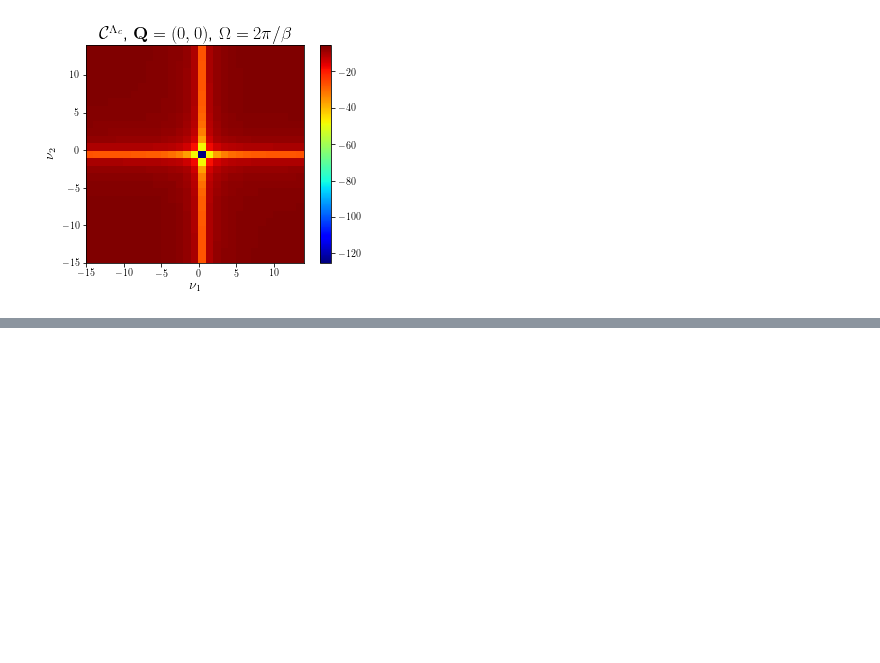
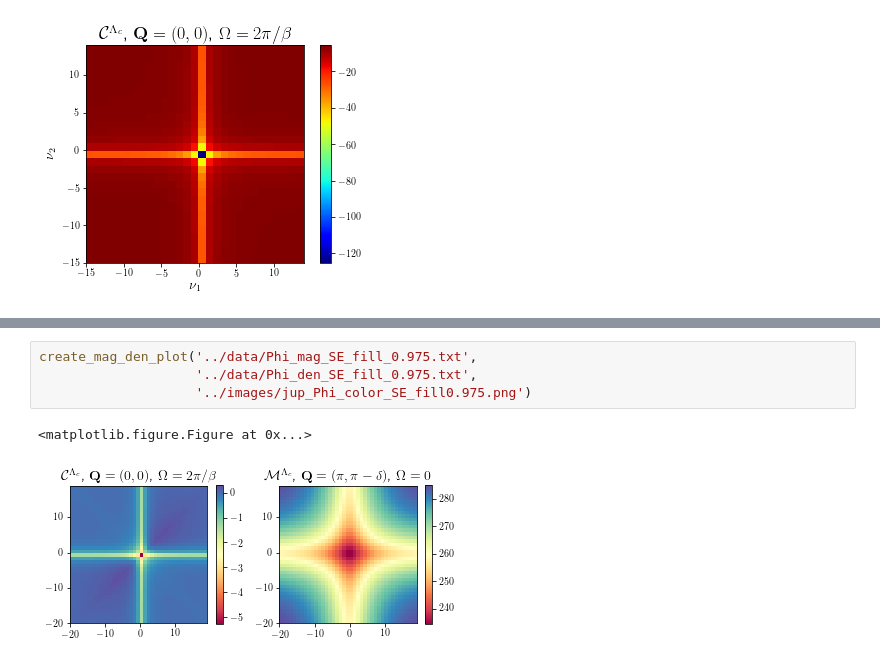
Before and after one commit to Ciro-Taranto/fRG_paper, a Jupyter notebook: scripts/Plot2D_mag_den.ipynb, the cells around one changed output, grey strips where cells are left out. Cells and saved outputs as stored; diff of their text form; blank space fills up the shorter version.

Commit message:
All in one scripts and added a few more plots

```diff
--- a/scripts/Plot2D_mag_den.ipynb
+++ b/scripts/Plot2D_mag_den.ipynb
@@ -95,0 +97,7 @@ plt.savefig('../images/Phi_color.png',dpi=300)
+# %%
+create_mag_den_plot('../data/Phi_mag_SE_fill_0.975.txt',
+                    '../data/Phi_den_SE_fill_0.975.txt',
+                    '../images/jup_Phi_color_SE_fill0.975.png')
+# %% [output]
+<matplotlib.figure.Figure at 0x...>
+[figure, added]
```
Also changed, not shown: parts of 5 cells of this notebook, 8 other files.
